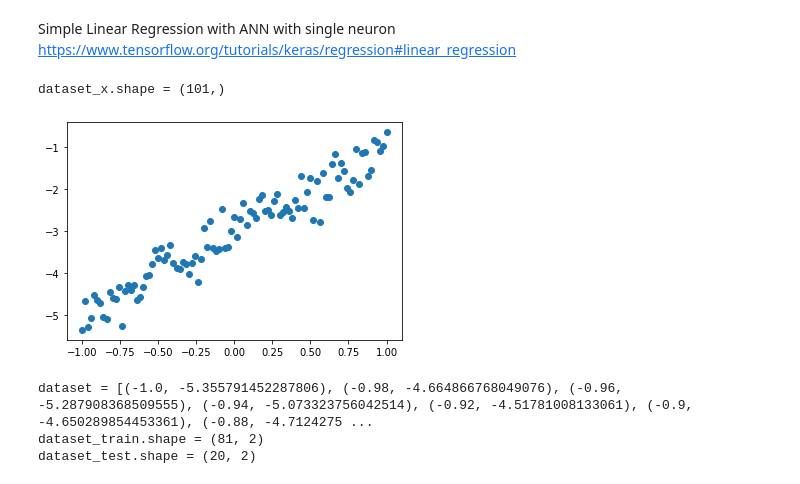
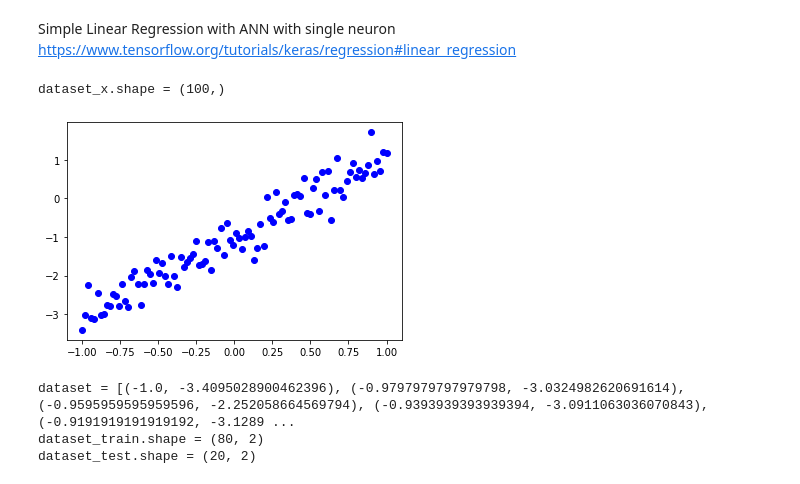
Before and after one commit to BojanKomazec/tensorflow-demo-notebooks, a Jupyter notebook: Simple_linear_regression_with_gradient_descent.ipynb, the cells around one changed output. Cells and saved outputs as stored; diff of their text form; code cells hidden in the pictures.

```diff
--- a/Simple_linear_regression_with_gradient_descent.ipynb
+++ b/Simple_linear_regression_with_gradient_descent.ipynb
@@ -14,30 +10,46 @@ from tensorflow.keras import layers
-# %%
-dataset_x = np.linspace(-1, 1, 101)
-print(f'dataset_x.shape = {dataset_x.shape}')
-
-# https://numpy.org/doc/stable/reference/random/generated/numpy.random.randn.html
-dataset_y = ((2 * dataset_x) - 3) + np.random.randn(*dataset_x.shape) * 0.33
-# %% [output]
-dataset_x.shape = (101,)
-# %%
-plt.scatter(dataset_x, dataset_y)
-plt.show()
-# %% [output]
-[figure, removed]
+# %%
+#
+# Create x and y values for datapoints
+#
+
+dataset_x = np.linspace(-1, 1, 100)
+print(f'dataset_x.shape = {dataset_x.shape}')
+
+# Our model will need to learn these values
+SLOPE = 2
+INTERCEPT = -1
+
+rng = np.random.default_rng()
+dataset_y = ((SLOPE * dataset_x) + INTERCEPT) + rng.standard_normal(*dataset_x.shape) * 0.33
+# %% [output]
+dataset_x.shape = (100,)
+# %%
+#
+# (Optional) Plot data points
+#
+
+plt.plot(dataset_x, dataset_y, 'bo')
+plt.show()
+# %% [output]
+[figure, added]
 # %%
+#
+# Create a training and test datasets
+#
+
 dataset = list(zip(dataset_x, dataset_y))
 print(f'dataset = {dataset}') # list of (x, y) tuples
 
 # Pandas dataframe
-df_dataset =  pd.DataFrame.from_records(dataset, columns = ['x', 'y'] )
+df_dataset = pd.DataFrame.from_records(dataset, columns = ['x', 'y'] )
 
 dataset_train = df_dataset.sample(frac=0.8, random_state=0)
 print(f'dataset_train.shape = {dataset_train.shape}')
 dataset_test = df_dataset.drop(dataset_train.index)
 print(f'dataset_test.shape = {dataset_test.shape}')
 # %% [output]
-dataset = [(-1.0, -5.355791452287806), (-0.98, -4.664866768049076), (-0.96, -5.287908368509555), (-0.94, -5.073323756042514), (-0.92, -4.51781008133061), (-0.9, -4.650289854453361), (-0.88, -4.7124275 ...
-dataset_train.shape = (81, 2)
+dataset = [(-1.0, -3.4095028900462396), (-0.9797979797979798, -3.0324982620691614), (-0.9595959595959596, -2.252058664569794), (-0.9393939393939394, -3.0911063036070843), (-0.9191919191919192, -3.1289 ...
+dataset_train.shape = (80, 2)
 dataset_test.shape = (20, 2)
 # %%
 train_features = dataset_train.copy()
```
Also changed, not shown: parts of 8 cells of this notebook.
